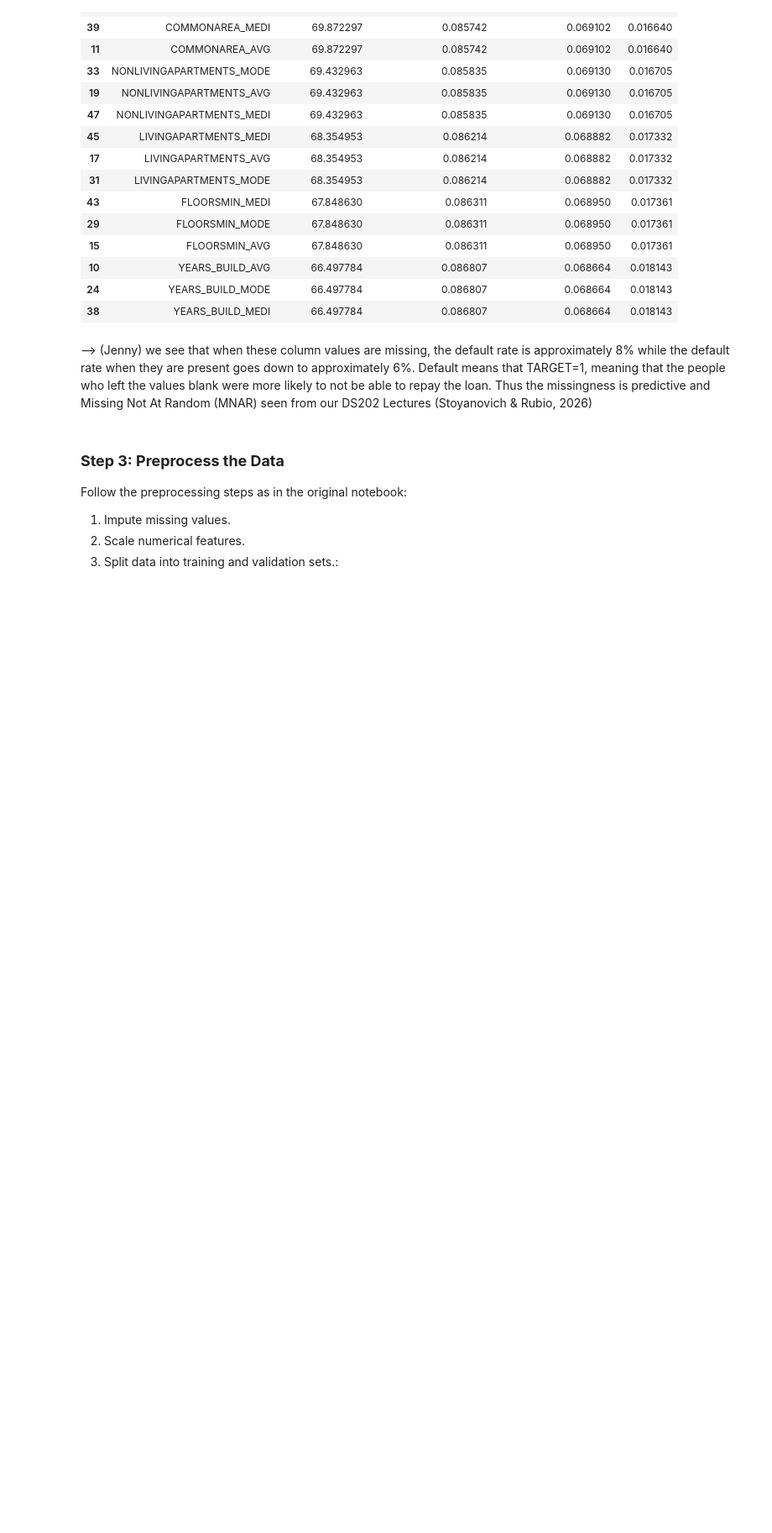
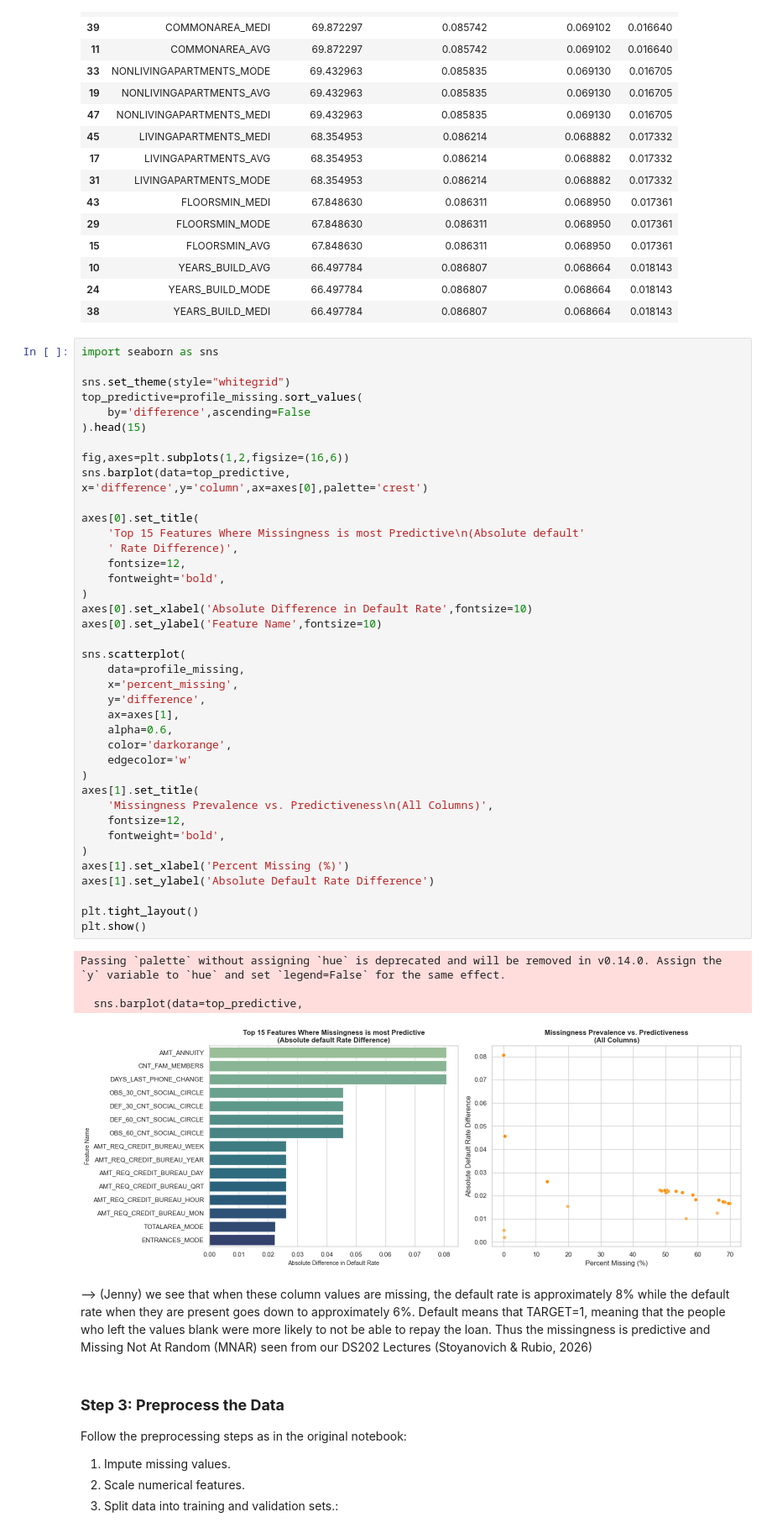
Before and after one commit to eh3285/audit-home, a Jupyter notebook: lightgbm/jenny_audit_notebook.ipynb, the cells around one changed output. Shown at 84% size. Drawn from its saved outputs; the diff is of its cells as text; blank space fills up the shorter version.

Commit message:
visualization of input profiling

```diff
--- a/lightgbm/jenny_audit_notebook.ipynb
+++ b/lightgbm/jenny_audit_notebook.ipynb
@@ -239,6 +262,51 @@ profile_missing.head(15)
 | 10 | YEARS_BUILD_AVG | 66.497784 | 0.086807 | 0.068664 | 0.018143 |
 | 24 | YEARS_BUILD_MODE | 66.497784 | 0.086807 | 0.068664 | 0.018143 |
 | 38 | YEARS_BUILD_MEDI | 66.497784 | 0.086807 | 0.068664 | 0.018143 |
+# %%
+import seaborn as sns
+
+sns.set_theme(style="whitegrid")
+top_predictive=profile_missing.sort_values(
+    by='difference',ascending=False
+).head(15)
+
+fig,axes=plt.subplots(1,2,figsize=(16,6))
+sns.barplot(data=top_predictive,
+x='difference',y='column',ax=axes[0],palette='crest')
+
+axes[0].set_title(
+    'Top 15 Features Where Missingness is most Predictive\n(Absolute default'
+    ' Rate Difference)',
+    fontsize=12,
+    fontweight='bold',
+)
+axes[0].set_xlabel('Absolute Difference in Default Rate',fontsize=10)
+axes[0].set_ylabel('Feature Name',fontsize=10)
+
+sns.scatterplot(
+    data=profile_missing,
+    x='percent_missing',
+    y='difference',
+    ax=axes[1],
+    alpha=0.6,
+    color='darkorange',
+    edgecolor='w'
+)
+axes[1].set_title(
+    'Missingness Prevalence vs. Predictiveness\n(All Columns)',
+    fontsize=12,
+    fontweight='bold',
+)
+axes[1].set_xlabel('Percent Missing (%)')
+axes[1].set_ylabel('Absolute Default Rate Difference')
+
+plt.tight_layout()
+plt.show()
+# %% [output]
+Passing `palette` without assigning `hue` is deprecated and will be removed in v0.14.0. Assign the `y` variable to `hue` and set `legend=False` for the same effect.
+
+  sns.barplot(data=top_predictive,
+[figure, added]
 # %% [markdown]
 --> (Jenny) we see that when these column values are missing, the default rate is approximately 8% while the default rate when they are present goes down to approximately 6%. Default means that TARGET=1, meaning that the people who left the values blank were more likely to not be able to repay the loan. Thus the missingness is predictive and Missing Not At Random (MNAR) seen from our DS202 Lectures (Stoyanovich & Rubio, 2026)
 # %% [markdown]
```
Also changed, not shown: parts of 2 cells of this notebook.
